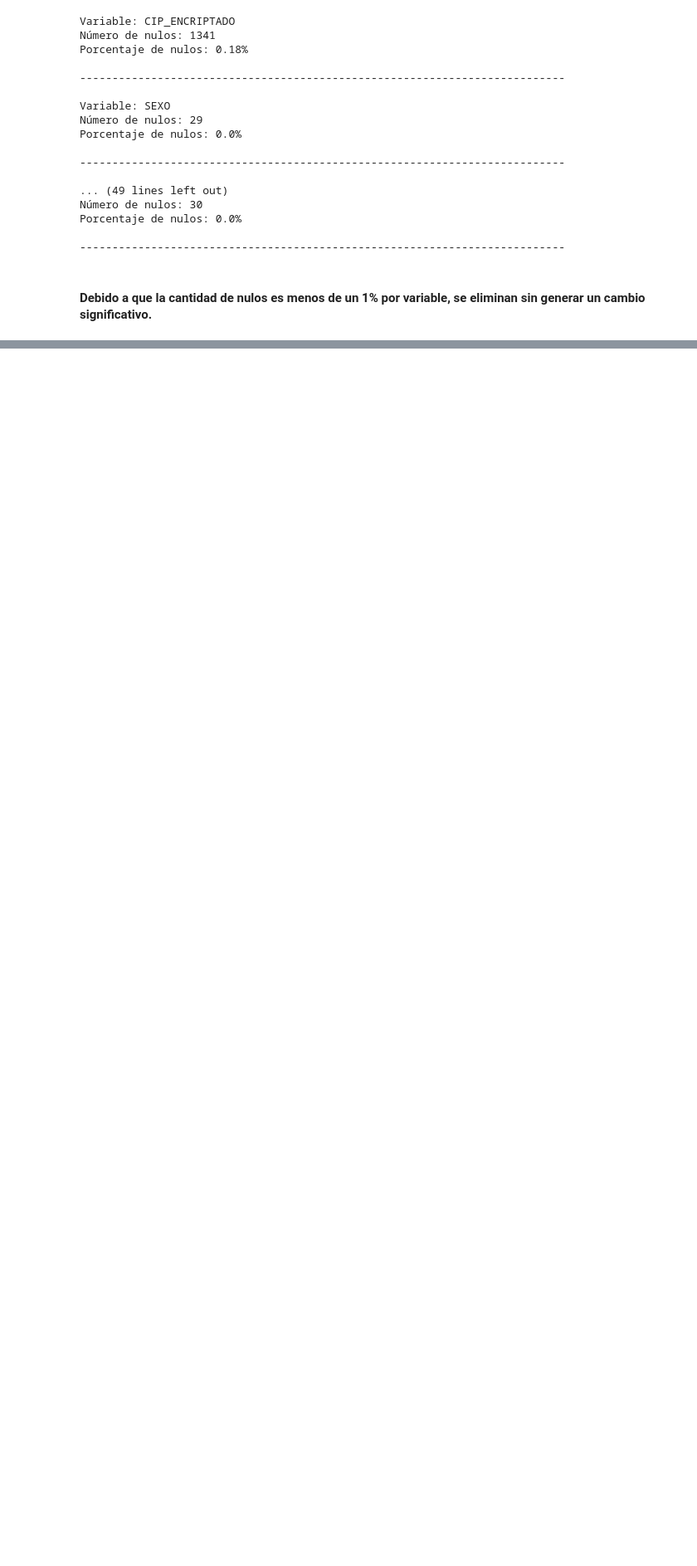
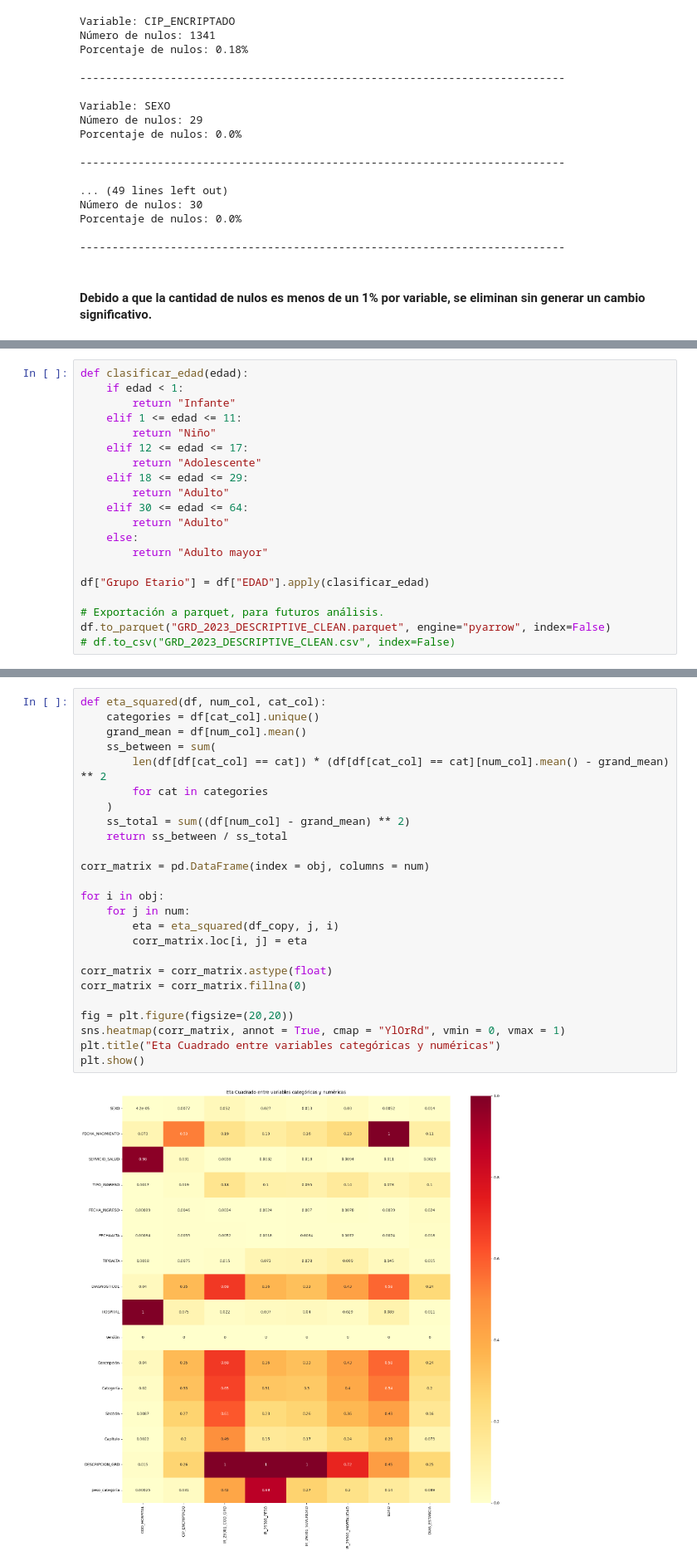
Before and after one commit to VichoRamirez/TOPD, a Jupyter notebook: Control2.ipynb, the cells around one changed output, grey strips where cells are left out. Shown: that part at 83% size. Drawn from its saved outputs; the diff is of its cells as text; blank space fills up the shorter version.

Commit message:
Grupos etarios, nulos, correlaciones

```diff
--- a/Control2.ipynb
+++ b/Control2.ipynb
@@ -205,0 +230,20 @@ memory usage: 138.6+ MB
+# %%
+def clasificar_edad(edad):
+    if edad < 1:
+        return "Infante"
+    elif 1 <= edad <= 11:
+        return "Niño"
+    elif 12 <= edad <= 17:
+        return "Adolescente"
+    elif 18 <= edad <= 29:
+        return "Adulto"
+    elif 30 <= edad <= 64:
+        return "Adulto"
+    else:
+        return "Adulto mayor"
+
+df["Grupo Etario"] = df["EDAD"].apply(clasificar_edad)
+
+# Exportación a parquet, para futuros análisis.
+df.to_parquet("GRD_2023_DESCRIPTIVE_CLEAN.parquet", engine="pyarrow", index=False)
+# df.to_csv("GRD_2023_DESCRIPTIVE_CLEAN.csv", index=False)
@@ -205,0 +318,27 @@ memory usage: 138.6+ MB
+# %%
+def eta_squared(df, num_col, cat_col):
+    categories = df[cat_col].unique()
+    grand_mean = df[num_col].mean()
+    ss_between = sum(
+        len(df[df[cat_col] == cat]) * (df[df[cat_col] == cat][num_col].mean() - grand_mean) ** 2
+        for cat in categories
+    )
+    ss_total = sum((df[num_col] - grand_mean) ** 2)
+    return ss_between / ss_total
+
+corr_matrix = pd.DataFrame(index = obj, columns = num)
+
+for i in obj:
+    for j in num:
+        eta = eta_squared(df_copy, j, i)
+        corr_matrix.loc[i, j] = eta
+
+corr_matrix = corr_matrix.astype(float)
+corr_matrix = corr_matrix.fillna(0)
+
+fig = plt.figure(figsize=(20,20))
+sns.heatmap(corr_matrix, annot = True, cmap = "YlOrRd", vmin = 0, vmax = 1)
+plt.title("Eta Cuadrado entre variables categóricas y numéricas")
+plt.show()
+# %% [output]
+[figure, added]
```
Also changed, not shown: parts of 18 cells of this notebook, 2 other files.
